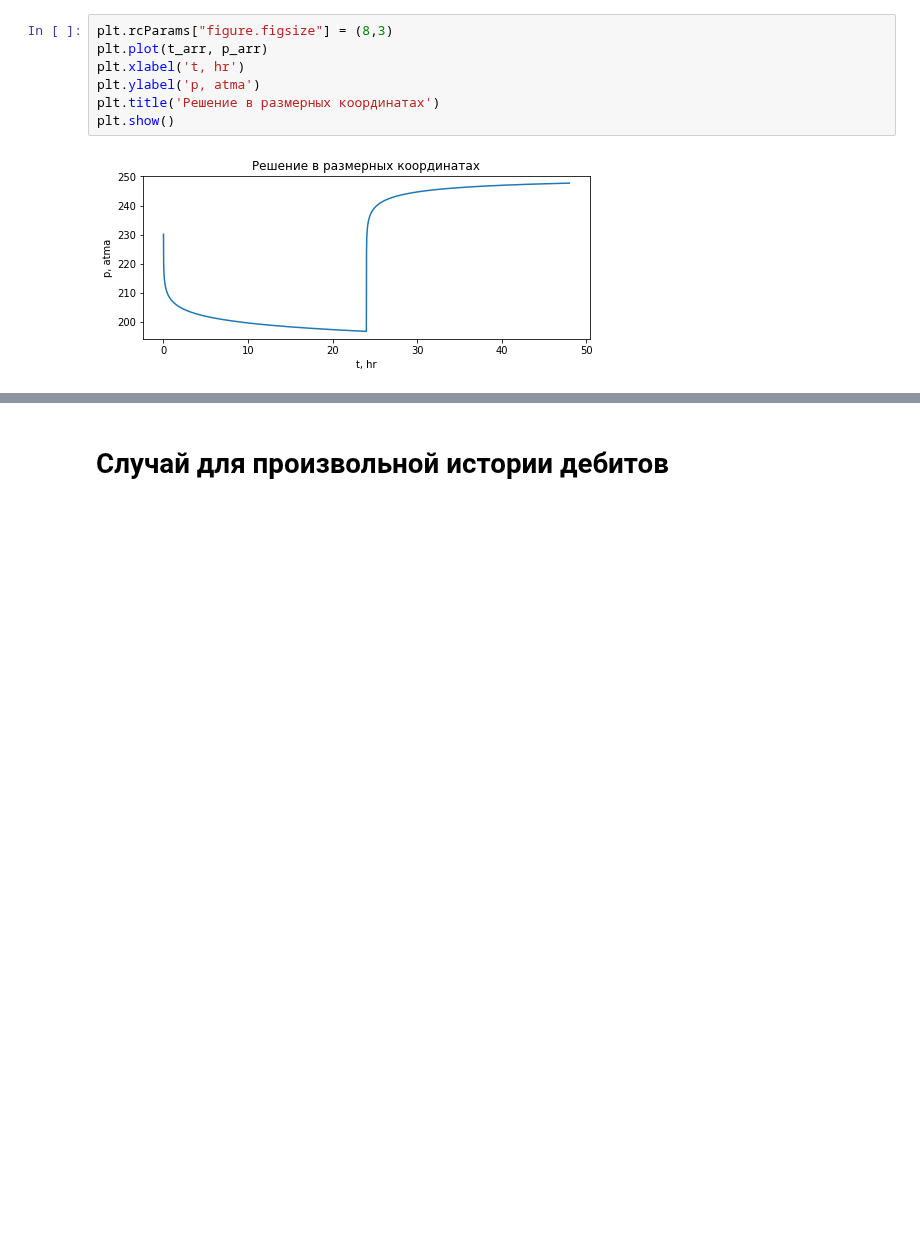
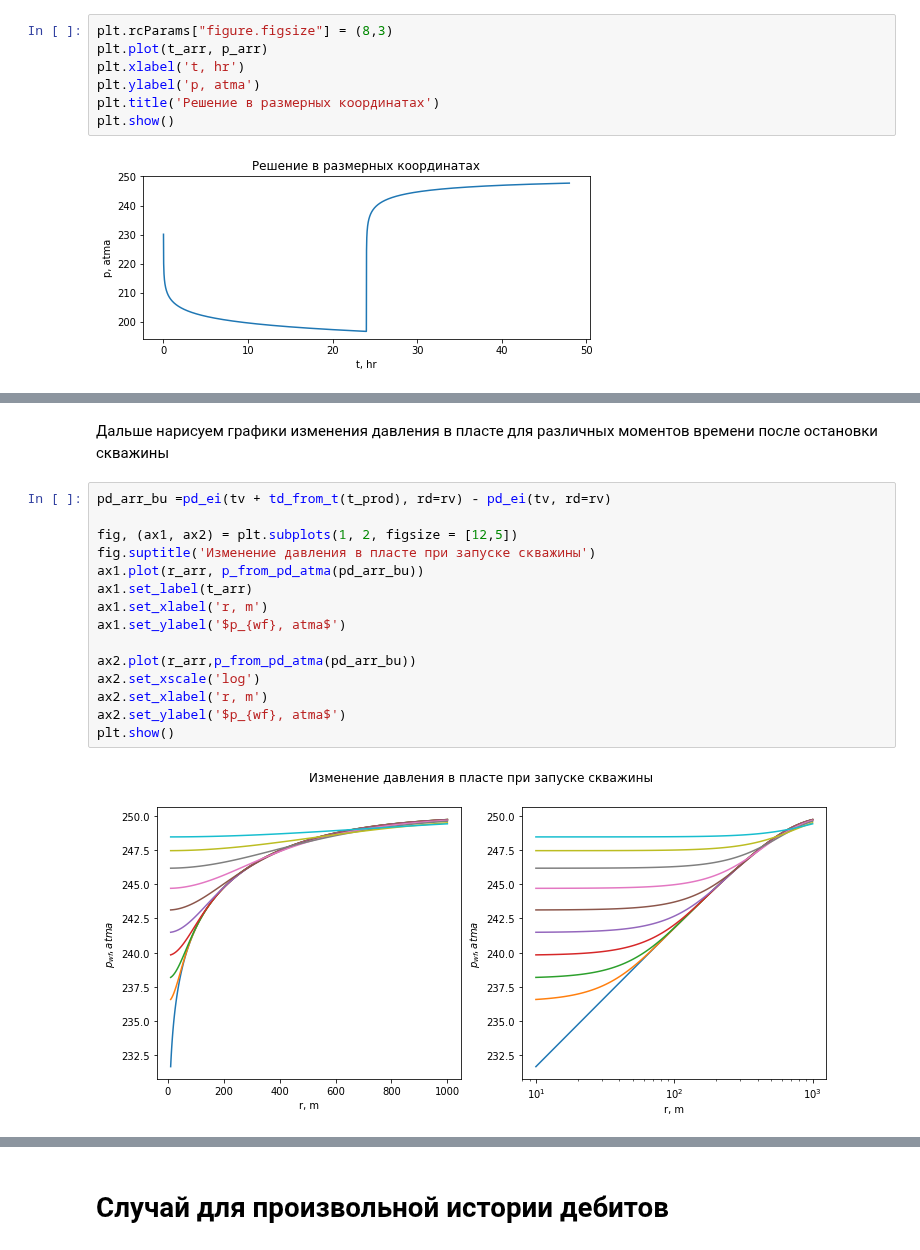
Before and after one commit to khabibullinra/welltest_examples, a Jupyter notebook: jupyter/18_superposition_variable_rate.ipynb, the cells around one changed output, grey strips where cells are left out. Saved outputs shown, nothing was run; the diff lists cells and outputs as text; blank space fills up the shorter version.

```diff
--- a/jupyter/18_superposition_variable_rate.ipynb
+++ b/jupyter/18_superposition_variable_rate.ipynb
@@ -121,0 +152,19 @@ plt.show()
+# %% [markdown]
+Дальше нарисуем графики изменения давления в пласте для различных моментов времени после остановки скважины
+# %%
+pd_arr_bu =pd_ei(tv + td_from_t(t_prod), rd=rv) - pd_ei(tv, rd=rv)
+
+fig, (ax1, ax2) = plt.subplots(1, 2, figsize = [12,5])
+fig.suptitle('Изменение давления в пласте при запуске скважины')
+ax1.plot(r_arr, p_from_pd_atma(pd_arr_bu))
+ax1.set_label(t_arr)
+ax1.set_xlabel('r, m')
+ax1.set_ylabel('$p_{wf}, atma$')
+
+ax2.plot(r_arr,p_from_pd_atma(pd_arr_bu))
+ax2.set_xscale('log')
+ax2.set_xlabel('r, m')
+ax2.set_ylabel('$p_{wf}, atma$')
+plt.show()
+# %% [output]
+[figure, added]
```
Also changed, not shown: parts of 24 cells of this notebook, 2 other files.
